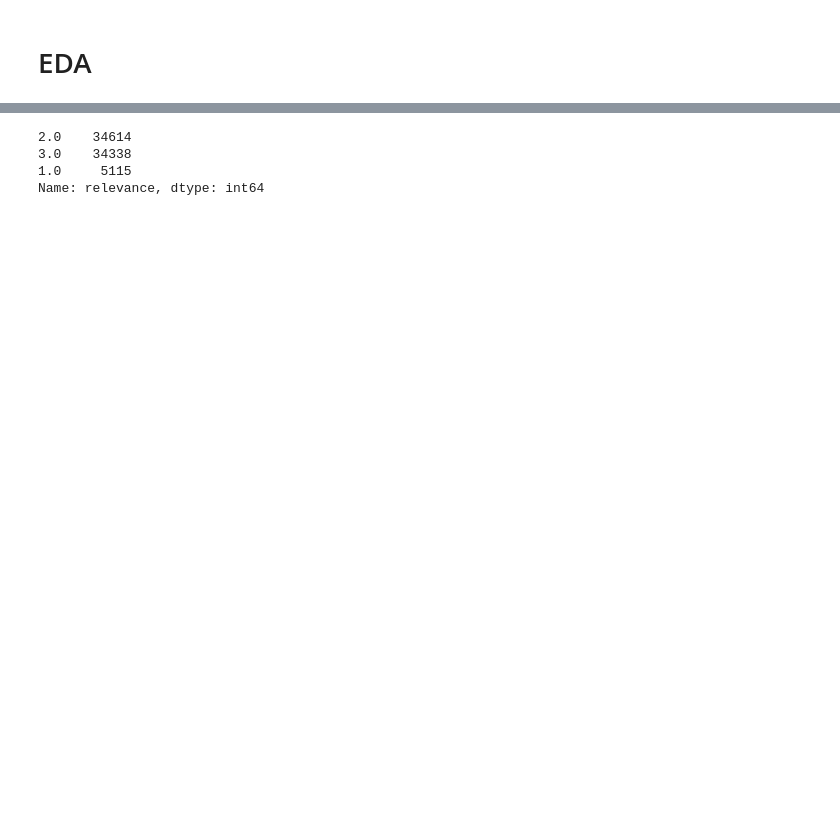
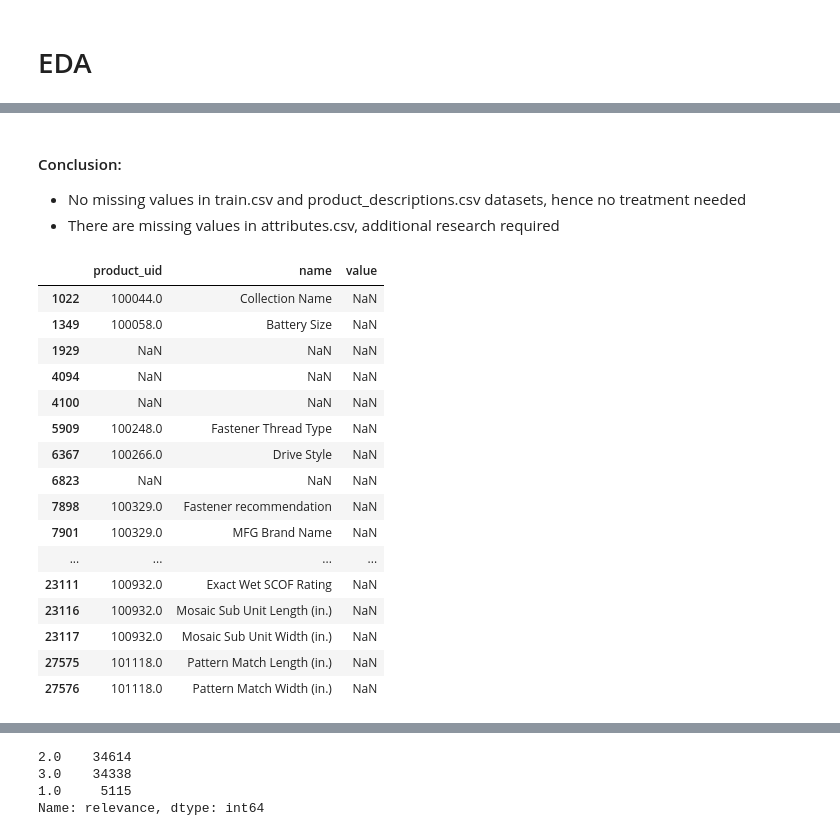
Before and after one commit to zeyger/home-depot, a Jupyter notebook: notebooks/home-depot.ipynb, the cells around one changed output, grey strips where cells are left out. Saved outputs shown, nothing was run; the diff lists cells and outputs as text; code cells hidden in the pictures; blank space fills up the shorter version.

```diff
--- a/notebooks/home-depot.ipynb
+++ b/notebooks/home-depot.ipynb
@@ -30,0 +31,7 @@ train.head()
+# %%
+train = pd.read_csv(input_path + "train.csv", engine="python")
+attributes = pd.read_csv(input_path + "attributes.csv", engine="python")
+descriptions = pd.read_csv(input_path + "product_descriptions.csv", engine="python")
+display("Train:", train.head(), train.shape)
+display("attributes:", attributes.head(), attributes.shape)
+display("Product descriptions:", descriptions.head(), descriptions.shape)
@@ -53,0 +91,24 @@ dtype: int64
+# %% [markdown]
+#### Conclusion:
+* No missing values in train.csv and product_descriptions.csv datasets, hence no treatment needed
+* There are missing values in attributes.csv, additional research required
+# %%
+attributes[attributes.isnull().any(axis=1)].head(30)
+# %% [output]
+|  | product_uid | name | value |
+| 1022 | 100044.0 | Collection Name | NaN |
+| 1349 | 100058.0 | Battery Size | NaN |
+| 1929 | NaN | NaN | NaN |
+| 4094 | NaN | NaN | NaN |
+| 4100 | NaN | NaN | NaN |
+| 5909 | 100248.0 | Fastener Thread Type | NaN |
+| 6367 | 100266.0 | Drive Style | NaN |
+| 6823 | NaN | NaN | NaN |
+| 7898 | 100329.0 | Fastener recommendation | NaN |
+| 7901 | 100329.0 | MFG Brand Name | NaN |
+| ... | ... | ... | ... |
+| 23111 | 100932.0 | Exact Wet SCOF Rating | NaN |
+| 23116 | 100932.0 | Mosaic Sub Unit Length (in.) | NaN |
+| 23117 | 100932.0 | Mosaic Sub Unit Width (in.) | NaN |
+| 27575 | 101118.0 | Pattern Match Length (in.) | NaN |
+| 27576 | 101118.0 | Pattern Match Width (in.) | NaN |
```
Also changed, not shown: parts of 29 cells of this notebook.
